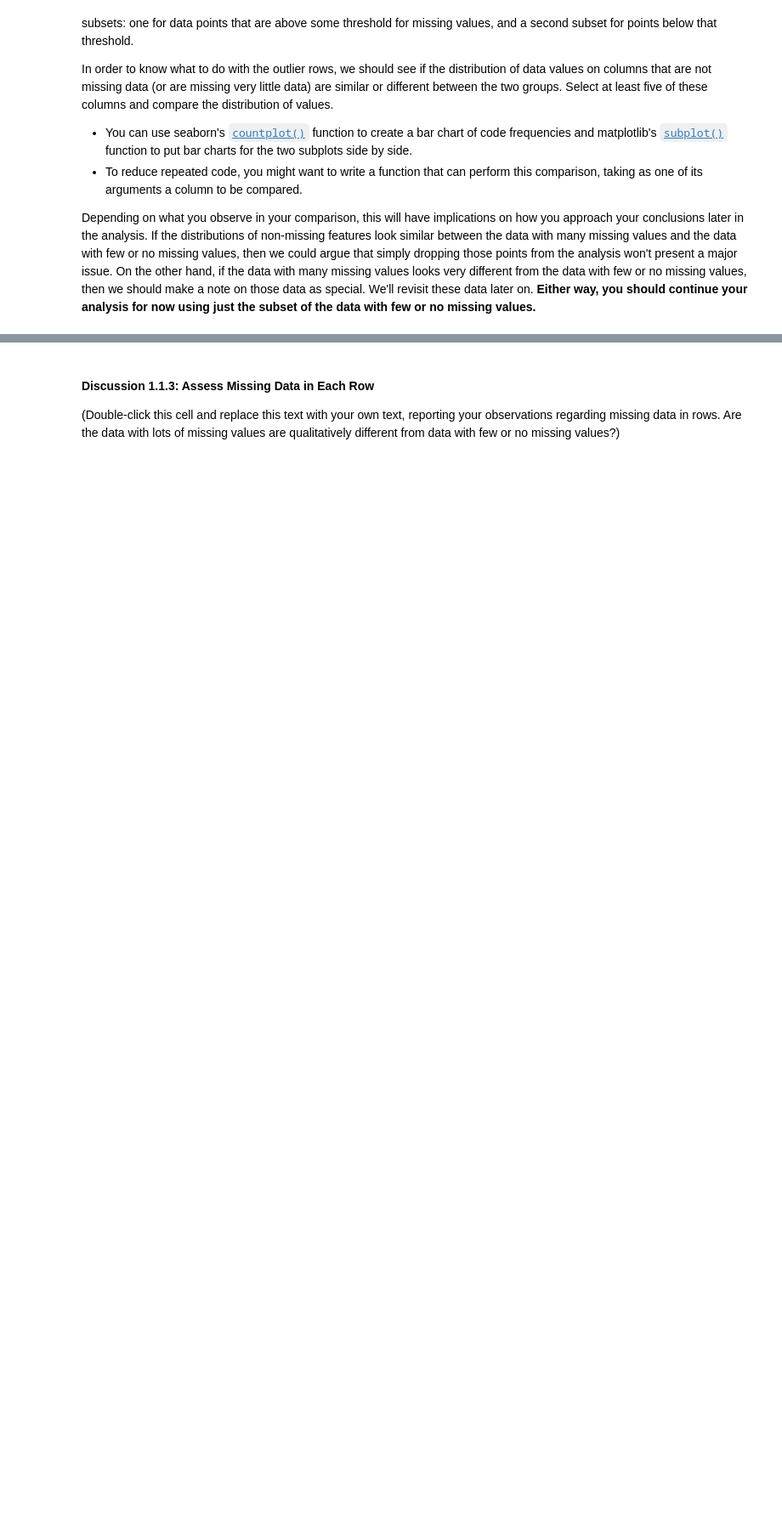
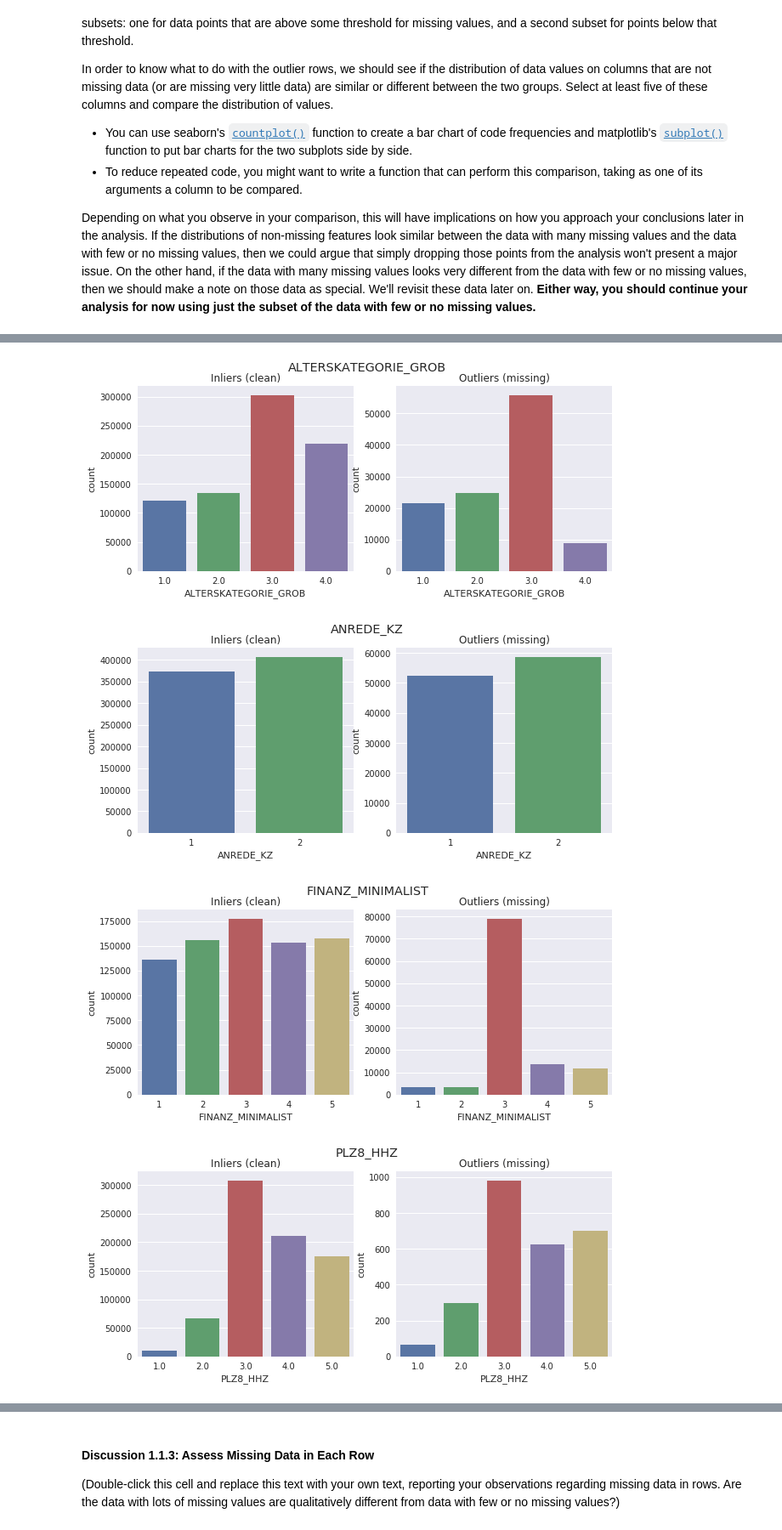
Before and after one commit to RekhaChandrasekaran/DataScientist_Nanodegree, a Jupyter notebook: term1/projects/p3_customersegments/Identify_Customer_Segments.ipynb, the cells around one changed output, grey strips where cells are left out. Shown at 85% size. Drawn from its saved outputs; the diff is of its cells as text; code cells hidden in the pictures; blank space fills up the shorter version.

```diff
--- a/term1/projects/p3_customersegments/Identify_Customer_Segments.ipynb
+++ b/term1/projects/p3_customersegments/Identify_Customer_Segments.ipynb
@@ -298,4 +334,25 @@ Depending on what you observe in your comparison, this will have implications on
 # Compare the distribution of values for at least five columns where there are
 # no or few missing values, between the two subsets.
 
-#10
+columns_picked = ['ALTERSKATEGORIE_GROB', 'ANREDE_KZ', 'FINANZ_MINIMALIST', 'PLZ8_HHZ', 'PLZ8_GBZ']
+# %%
+def compare_dist(col):
+    plt.figure(figsize=(10, 4))
+    ax1 = plt.subplot(1, 2, 1)
+    sns.countplot(x=col, data=azdias_inliers)
+    plt.title('Inliers (clean)')
+    plt.ylabel('count')
+    ax2 = plt.subplot(1, 2, 2) # , sharey=ax1)
+    sns.countplot(x=col, data=azdias_outliers)
+    plt.title('Outliers (missing)')
+    plt.ylabel('count')
+    plt.suptitle(col)
+    plt.show();
+# %%
+for col in columns_picked:
+    compare_dist(col)
+# %% [output]
+[figure, added]
+[figure, added]
+[figure, added]
+[figure, added]
```
Also changed, not shown: parts of 108 cells of this notebook, 1 other file.
